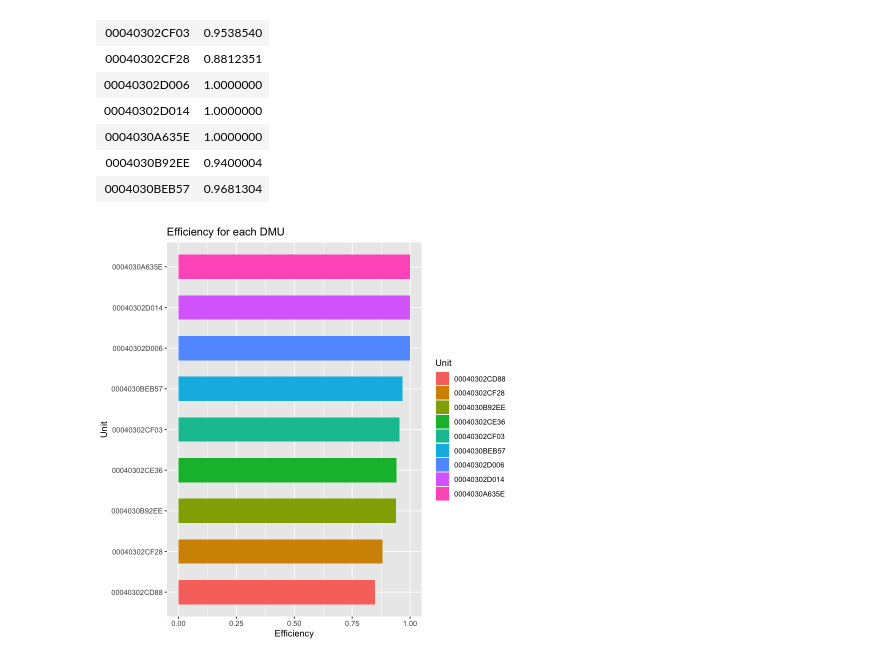
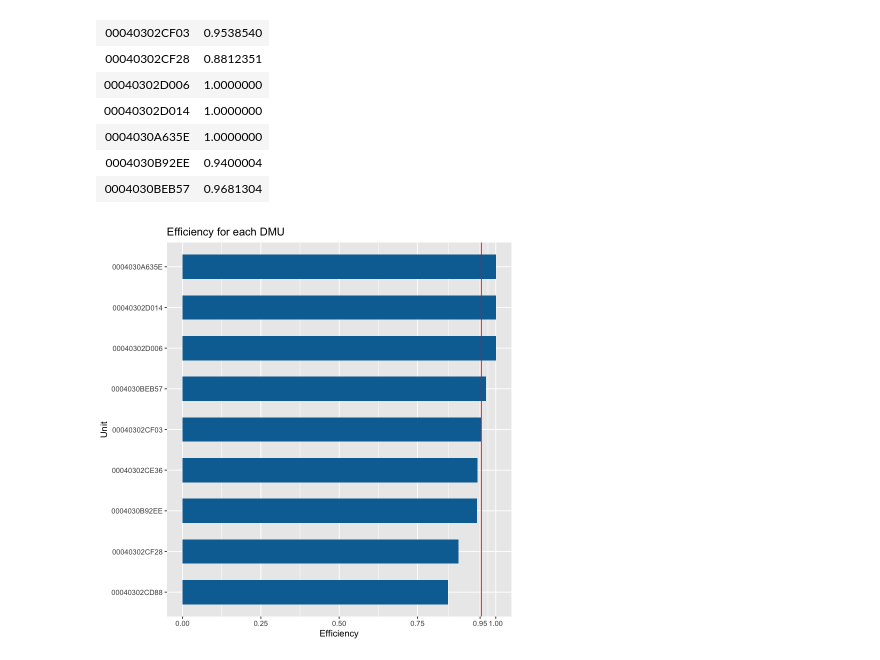
Before and after one commit to aaditkamat/QMB6945-RMS-Project, a Jupyter notebook: DEA.ipynb, the cells around one changed output. Drawn from its saved outputs; the diff is of its cells as text; code cells hidden in the pictures.

Commit message:
Update DEA plot

```diff
--- a/DEA.ipynb
+++ b/DEA.ipynb
@@ -136,14 +136,17 @@ A data.frame: 9 × 2
 # %%
 ## Plot the efficiency for the unit in descending order
 ordered_efficiency_data <- arrange(efficiency_data, Efficiency)
 ordered_efficiency_data$Unit <-
   factor(ordered_efficiency_data$Unit,
          levels = ordered_efficiency_data$Unit)
 
 BLUE <- "#076fa2"
+benchmark <- median(efficiency_data$Efficiency)
 plt <- ggplot(ordered_efficiency_data) +
-  geom_col(aes(Efficiency, Unit, fill = Unit), width = 0.6) +
-  ggtitle('Efficiency for each DMU')
+  geom_col(aes(Efficiency, Unit), fill = BLUE, width = 0.6) +
+  geom_vline(xintercept = benchmark, linetype=1, colour="red") +
+  ggtitle('Efficiency for each DMU') +
+  scale_x_continuous(breaks=c(0.0, 0.25, 0.5, 0.75, round(benchmark, 2), 1.0))
 plt
 # %% [output]
-[figure, old version]
+[figure, new version]
```
Also changed, not shown: parts of 2 cells of this notebook.
